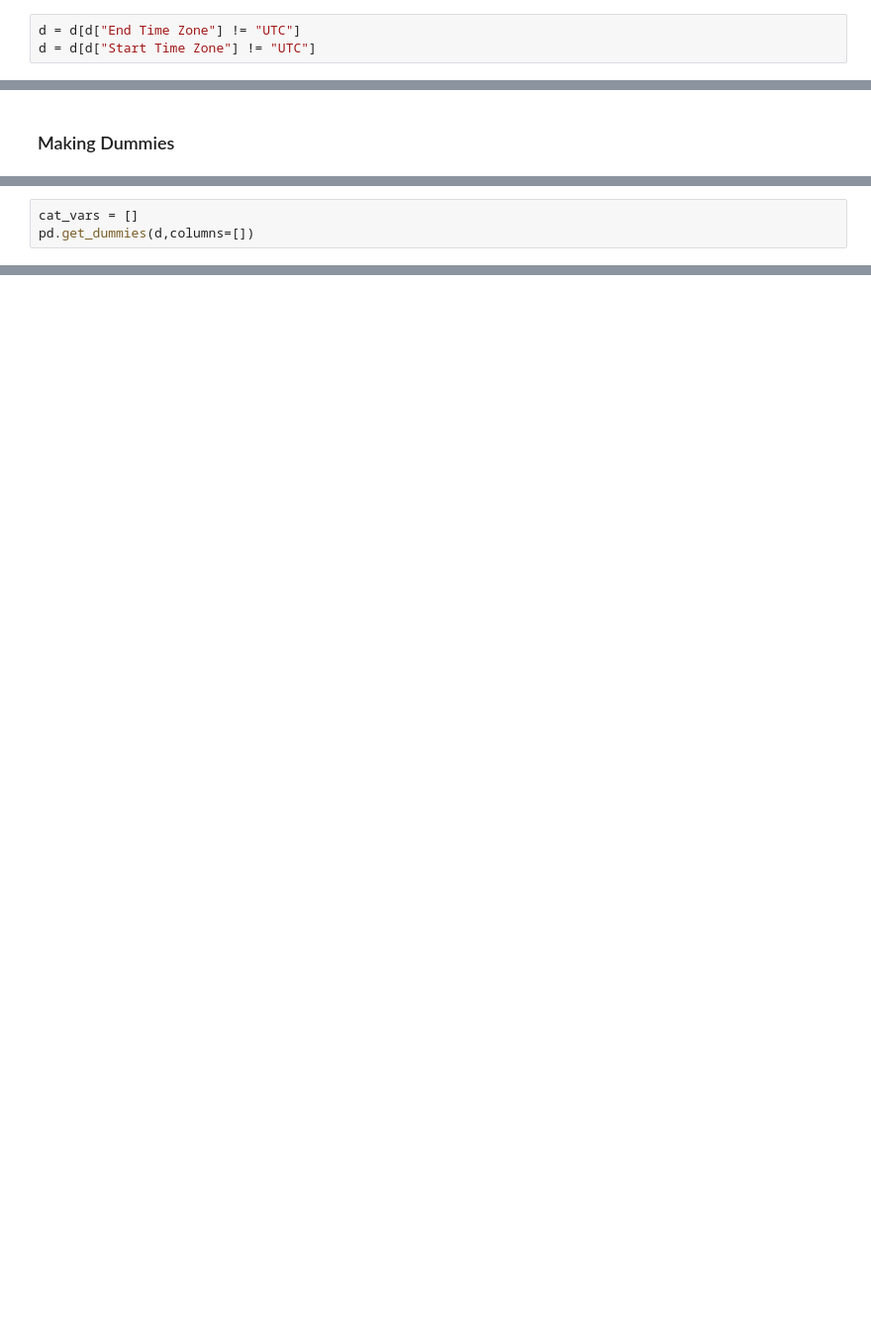
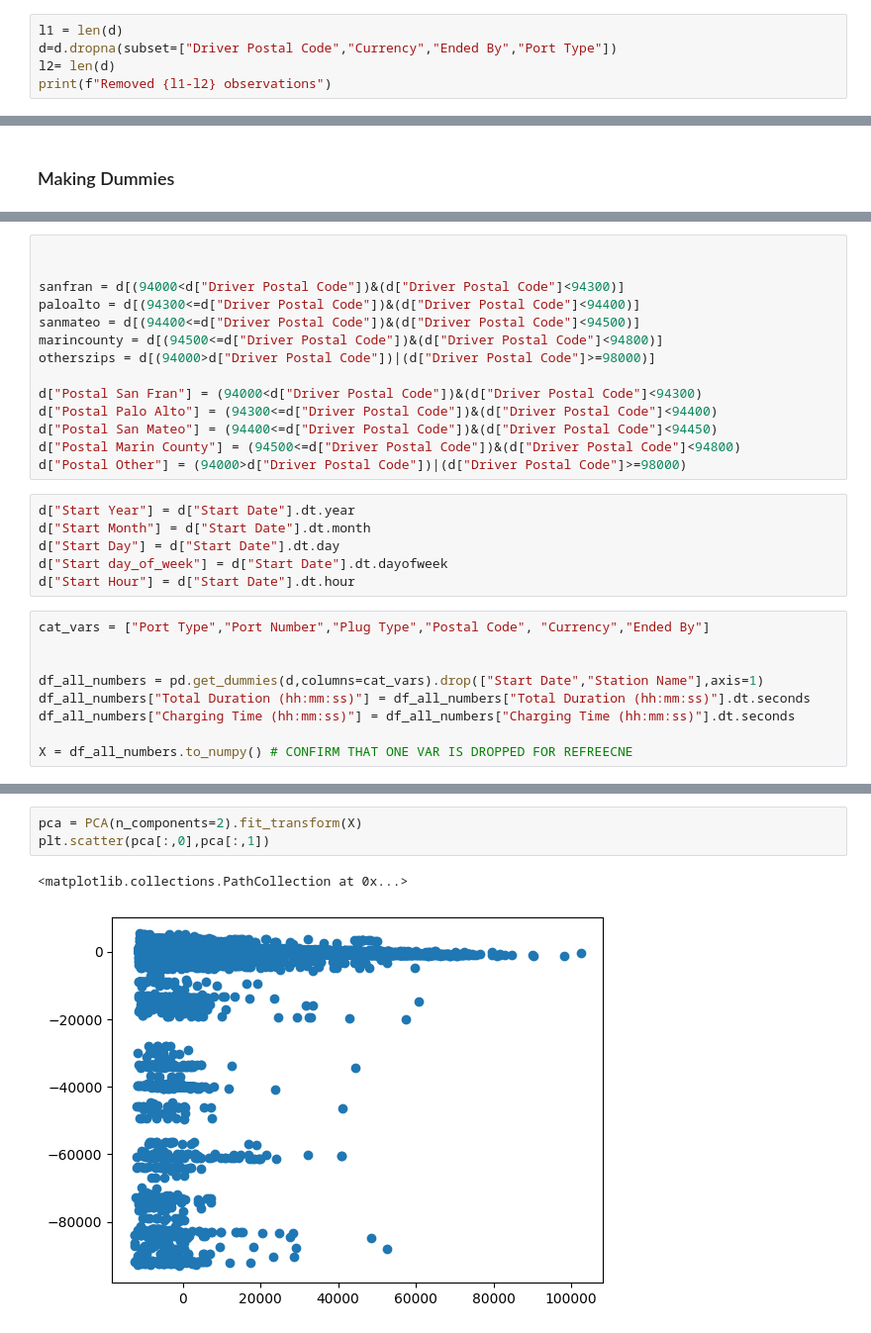
Before and after one commit to AliHoeg/intro_to_ba_project, a Jupyter notebook: ba_project.ipynb, the cells around one changed output, grey strips where cells are left out. Shown at 99% size. Saved outputs shown, nothing was run; the diff lists cells and outputs as text; blank space fills up the shorter version.

```diff
--- a/ba_project.ipynb
+++ b/ba_project.ipynb
@@ -100,5 +42,7 @@ ValueError: time data "42845.81041" doesn't match format "%m/%d/%Y %H:%M", at po
 # %% [markdown]
 ### Handling Missing Values and Faulty Observations
 # %%
-d = d[d["End Time Zone"] != "UTC"]
-d = d[d["Start Time Zone"] != "UTC"]
+l1 = len(d)
+d=d.dropna(subset=["Driver Postal Code","Currency","Ended By","Port Type"])
+l2= len(d)
+print(f"Removed {l1-l2} observations")
@@ -122,3 +82,29 @@ plt.show()
+# %%
+
+
+sanfran = d[(94000<d["Driver Postal Code"])&(d["Driver Postal Code"]<94300)]
+paloalto = d[(94300<=d["Driver Postal Code"])&(d["Driver Postal Code"]<94400)]
+sanmateo = d[(94400<=d["Driver Postal Code"])&(d["Driver Postal Code"]<94500)]
+marincounty = d[(94500<=d["Driver Postal Code"])&(d["Driver Postal Code"]<94800)]
+otherszips = d[(94000>d["Driver Postal Code"])|(d["Driver Postal Code"]>=98000)]
+
+d["Postal San Fran"] = (94000<d["Driver Postal Code"])&(d["Driver Postal Code"]<94300)
+d["Postal Palo Alto"] = (94300<=d["Driver Postal Code"])&(d["Driver Postal Code"]<94400)
+d["Postal San Mateo"] = (94400<=d["Driver Postal Code"])&(d["Driver Postal Code"]<94450)
+d["Postal Marin County"] = (94500<=d["Driver Postal Code"])&(d["Driver Postal Code"]<94800)
+d["Postal Other"] = (94000>d["Driver Postal Code"])|(d["Driver Postal Code"]>=98000)
+# %%
+d["Start Year"] = d["Start Date"].dt.year
+d["Start Month"] = d["Start Date"].dt.month
+d["Start Day"] = d["Start Date"].dt.day
+d["Start day_of_week"] = d["Start Date"].dt.dayofweek
+d["Start Hour"] = d["Start Date"].dt.hour
 # %%
-cat_vars = []
-pd.get_dummies(d,columns=[])
+cat_vars = ["Port Type","Port Number","Plug Type","Postal Code", "Currency","Ended By"]
+
+
+df_all_numbers = pd.get_dummies(d,columns=cat_vars).drop(["Start Date","Station Name"],axis=1)
+df_all_numbers["Total Duration (hh:mm:ss)"] = df_all_numbers["Total Duration (hh:mm:ss)"].dt.seconds
+df_all_numbers["Charging Time (hh:mm:ss)"] = df_all_numbers["Charging Time (hh:mm:ss)"].dt.seconds
+
+X = df_all_numbers.to_numpy() # CONFIRM THAT ONE VAR IS DROPPED FOR REFREECNE
@@ -124,0 +113,6 @@ pd.get_dummies(d,columns=[])
+# %%
+pca = PCA(n_components=2).fit_transform(X)
+plt.scatter(pca[:,0],pca[:,1])
+# %% [output]
+<matplotlib.collections.PathCollection at 0x...>
+[figure, added]
```
Also changed, not shown: parts of 16 cells of this notebook.
